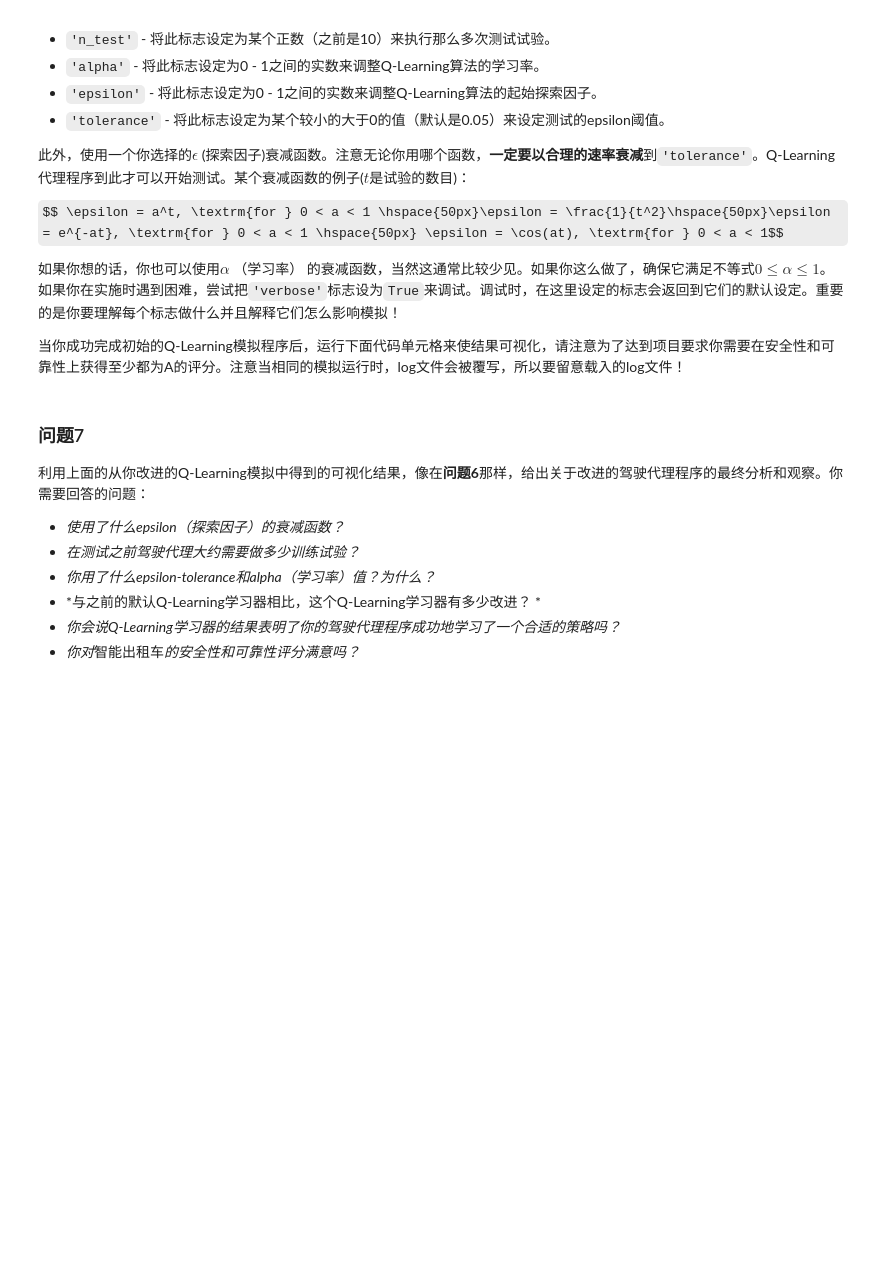
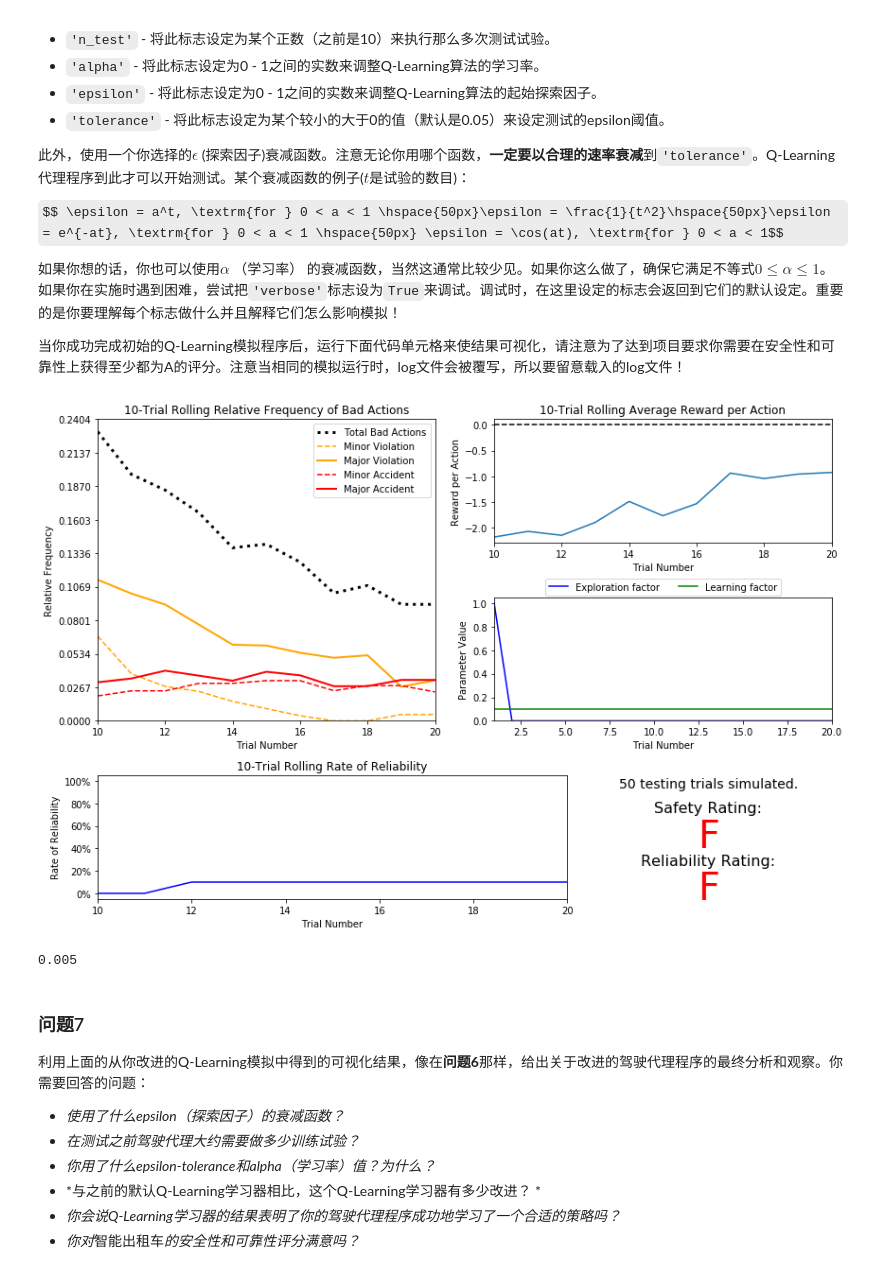
Before and after one commit to suuuch/smartcab, a Jupyter notebook: smartcab.ipynb, the cells around one changed output. Drawn from its saved outputs; the diff is of its cells as text; code cells hidden in the pictures; some formulas as TeX source; blank space fills up the shorter version.

```diff
--- a/smartcab.ipynb
+++ b/smartcab.ipynb
@@ -256,7 +270,13 @@ $$ \epsilon = a^t, \textrm{for } 0 < a < 1 \hspace{50px}\epsilon = \frac{1}{t^2}
 当你成功完成初始的Q-Learning模拟程序后，运行下面代码单元格来使结果可视化，请注意为了达到项目要求你需要在安全性和可靠性上获得至少都为A的评分。注意当相同的模拟运行时，log文件会被覆写，所以要留意载入的log文件！
 # %%
 # Load the 'sim_improved-learning' file from the improved Q-Learning simulation
-vs.plot_trials('sim_improved-learning.csv')
+vs.plot_trials('sim_improved-learning_21.csv')
+# %% [output]
+[figure, added]
+# %%
+0.5 / 10.0 ** 2
+# %% [output]
+0.005
 # %% [markdown]
 ### 问题7
 利用上面的从你改进的Q-Learning模拟中得到的可视化结果，像在**问题6**那样，给出关于改进的驾驶代理程序的最终分析和观察。你需要回答的问题：
```
Also changed, not shown: parts of 4 cells of this notebook, 5 other files.
